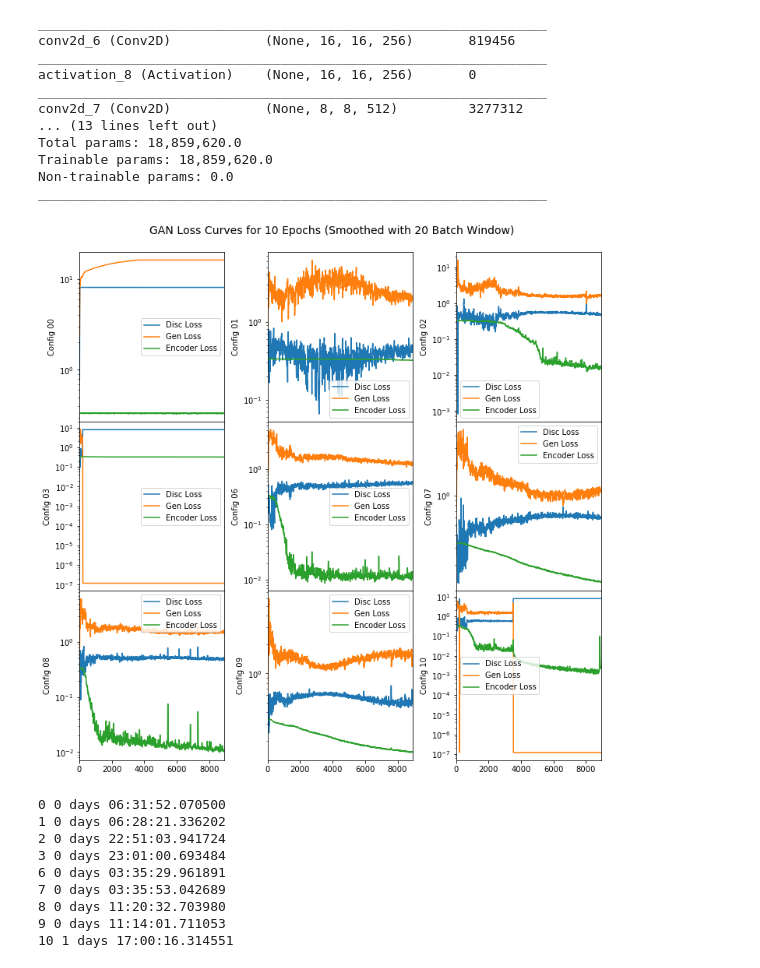
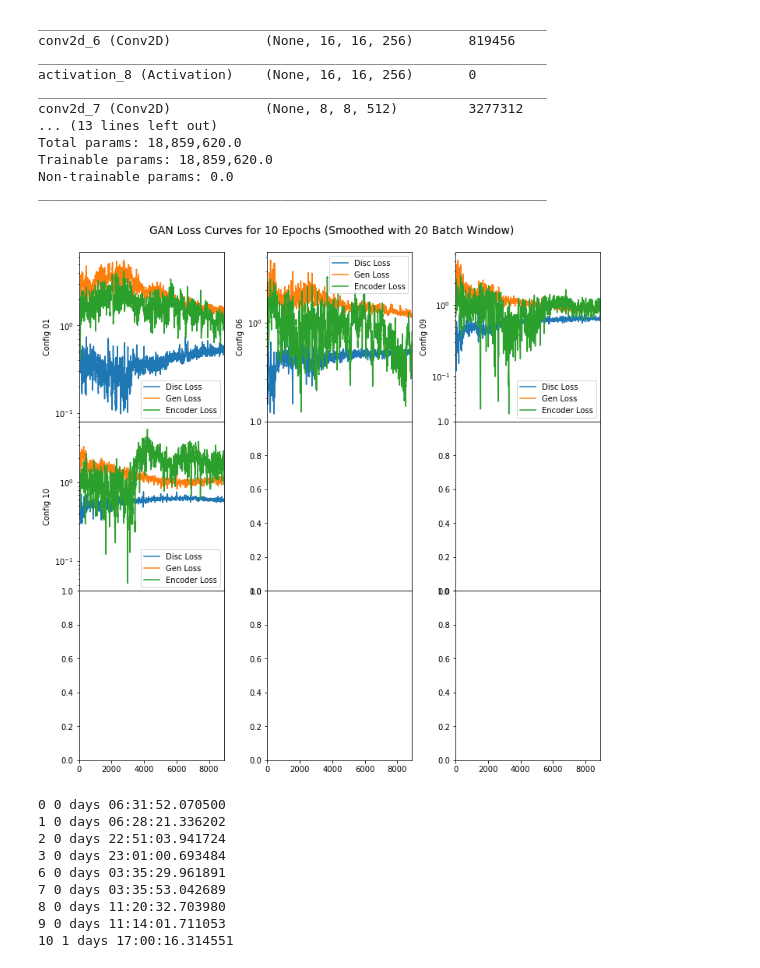
Before and after one commit to djgagne/deepsky, a Jupyter notebook: notebooks/StormPatchGANs.ipynb, the cells around one changed output. Saved outputs shown, nothing was run; the diff lists cells and outputs as text; code cells hidden in the pictures.

```diff
--- a/notebooks/StormPatchGANs.ipynb
+++ b/notebooks/StormPatchGANs.ipynb
@@ -54,7 +57,7 @@ rescaled_storm_data = rescale_multivariate_data(storm_data)
 # %%
-patch_files = sorted(glob("/scratch/dgagne/storm_gan/gan_gen_patches*.nc"))
+patch_files = sorted(glob("/scratch/dgagne/storm_gan_20170424/gan_gen_patches*.nc"))
 # %%
-out_path = "/scratch/dgagne/storm_gan_images/"
+out_path = "/scratch/dgagne/storm_gan_images_20170424/"
 for patch_file in patch_files:
     print(patch_file)
     patches = xr.open_dataset(patch_file)
@@ -379,20 +423,20 @@ Trainable params: 18,859,620.0
 Non-trainable params: 0.0
 _________________________________________________________________
 # %%
-config_files = sorted(glob("/scratch/dgagne/storm_gan/gan_loss_history_*.csv"))
+config_files = sorted(glob("/scratch/dgagne/storm_gan_20170424/gan_loss_history_*.csv"))
 fig, axes = plt.subplots(3,3, figsize=(12, 12), sharex=True)
 plt.subplots_adjust(hspace=0, wspace=0.3)
 axef = axes.ravel()
 for c, config_file in enumerate(config_files):
     config = int(config_file[-10:-4])
     config_hist = pd.read_csv(config_file, parse_dates=["Time"])
     config_hist[["Disc Loss", "Gen Loss", "Encoder Loss"]].rolling(window=20).mean().plot(y=["Disc Loss", "Gen Loss", "Encoder Loss"], ax=axef[c])
     axef[c].set_yscale("log")
     axef[c].set_ylabel("Config {0:02d}".format(config))
 plt.suptitle("GAN Loss Curves for 10 Epochs (Smoothed with 20 Batch Window)", fontsize=14, y=0.92)
 plt.savefig("/scratch/dgagne/storm_gan_images/storm_gan_loss_curves.png", dpi=250, bbox_inches="tight")
 # %% [output]
-[figure, old version]
+[figure, new version]
 # %%
 config_files = sorted(glob("/scratch/dgagne/storm_gan/gan_loss_history_*.csv"))
 for config_file in config_files:
```
Also changed, not shown: parts of 22 cells of this notebook, 1 other file.
